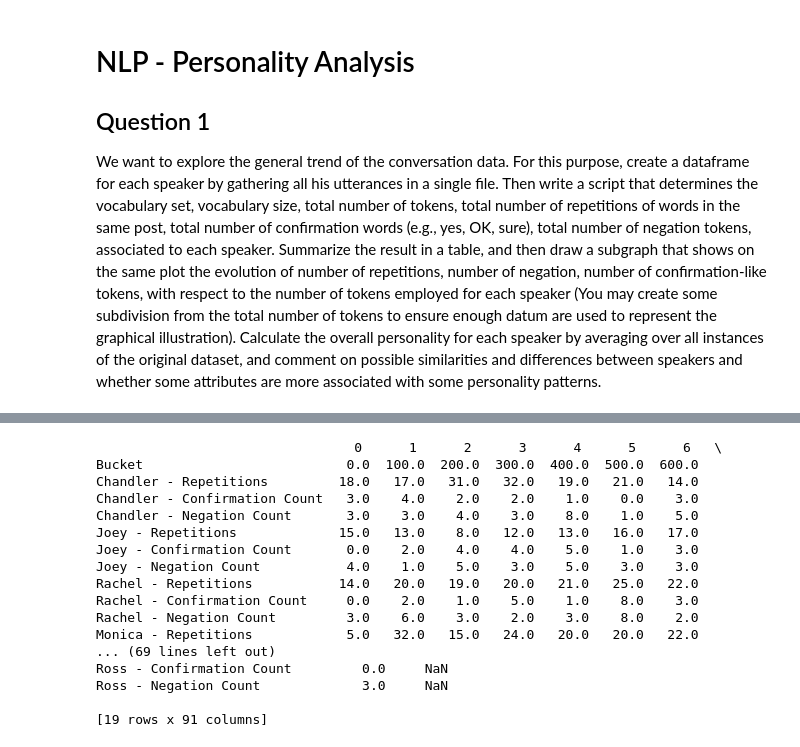
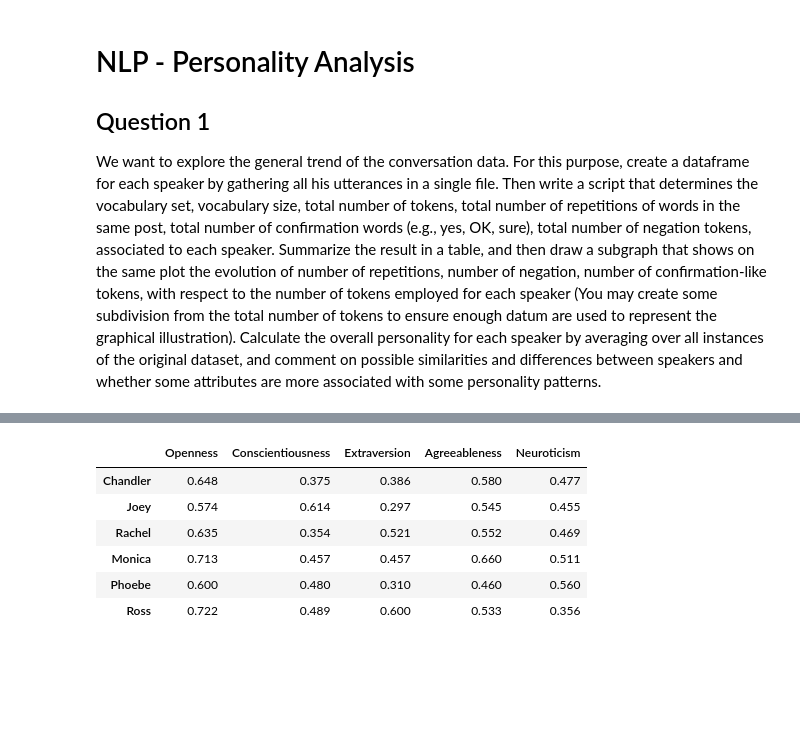
Before and after one commit to KristofferLund94/NLP_Personality_Analysis, a Jupyter notebook: NLP_Personality_Analysis.ipynb, the cells around one changed output, grey strips where cells are left out. Drawn from its saved outputs; the diff is of its cells as text; code cells hidden in the pictures; blank space fills up the shorter version.

```diff
--- a/NLP_Personality_Analysis.ipynb
+++ b/NLP_Personality_Analysis.ipynb
@@ -243,19 +228,12 @@ merged_df
 # %%
+averages = pd.DataFrame(personality_averages).T
+averages.columns = ['Openness', 'Conscientiousness', 'Extraversion', 'Agreeableness', 'Neuroticism']
+averages
 # %% [output]
-                                 0      1      2      3      4      5      6   \
-Bucket                          0.0  100.0  200.0  300.0  400.0  500.0  600.0
-Chandler - Repetitions         18.0   17.0   31.0   32.0   19.0   21.0   14.0
-Chandler - Confirmation Count   3.0    4.0    2.0    2.0    1.0    0.0    3.0
-Chandler - Negation Count       3.0    3.0    4.0    3.0    8.0    1.0    5.0
-Joey - Repetitions             15.0   13.0    8.0   12.0   13.0   16.0   17.0
-Joey - Confirmation Count       0.0    2.0    4.0    4.0    5.0    1.0    3.0
-Joey - Negation Count           4.0    1.0    5.0    3.0    5.0    3.0    3.0
-Rachel - Repetitions           14.0   20.0   19.0   20.0   21.0   25.0   22.0
-Rachel - Confirmation Count     0.0    2.0    1.0    5.0    1.0    8.0    3.0
-Rachel - Negation Count         3.0    6.0    3.0    2.0    3.0    8.0    2.0
-Monica - Repetitions            5.0   32.0   15.0   24.0   20.0   20.0   22.0
-... (69 lines left out)
-Ross - Confirmation Count         0.0     NaN
-Ross - Negation Count             3.0     NaN
-
-[19 rows x 91 columns]
+|  | Openness | Conscientiousness | Extraversion | Agreeableness | Neuroticism |
+| Chandler | 0.648 | 0.375 | 0.386 | 0.580 | 0.477 |
+| Joey | 0.574 | 0.614 | 0.297 | 0.545 | 0.455 |
+| Rachel | 0.635 | 0.354 | 0.521 | 0.552 | 0.469 |
+| Monica | 0.713 | 0.457 | 0.457 | 0.660 | 0.511 |
+| Phoebe | 0.600 | 0.480 | 0.310 | 0.460 | 0.560 |
+| Ross | 0.722 | 0.489 | 0.600 | 0.533 | 0.356 |
```
Also changed, not shown: parts of 3 cells of this notebook.
